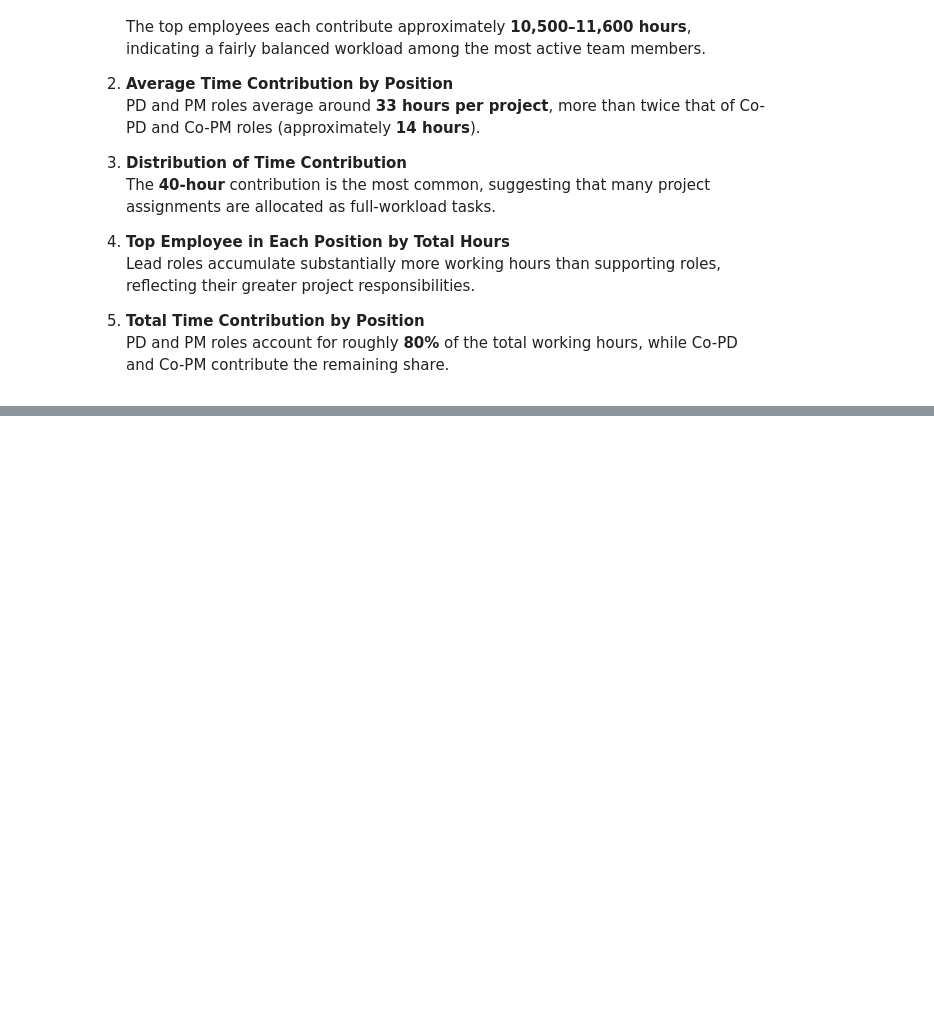
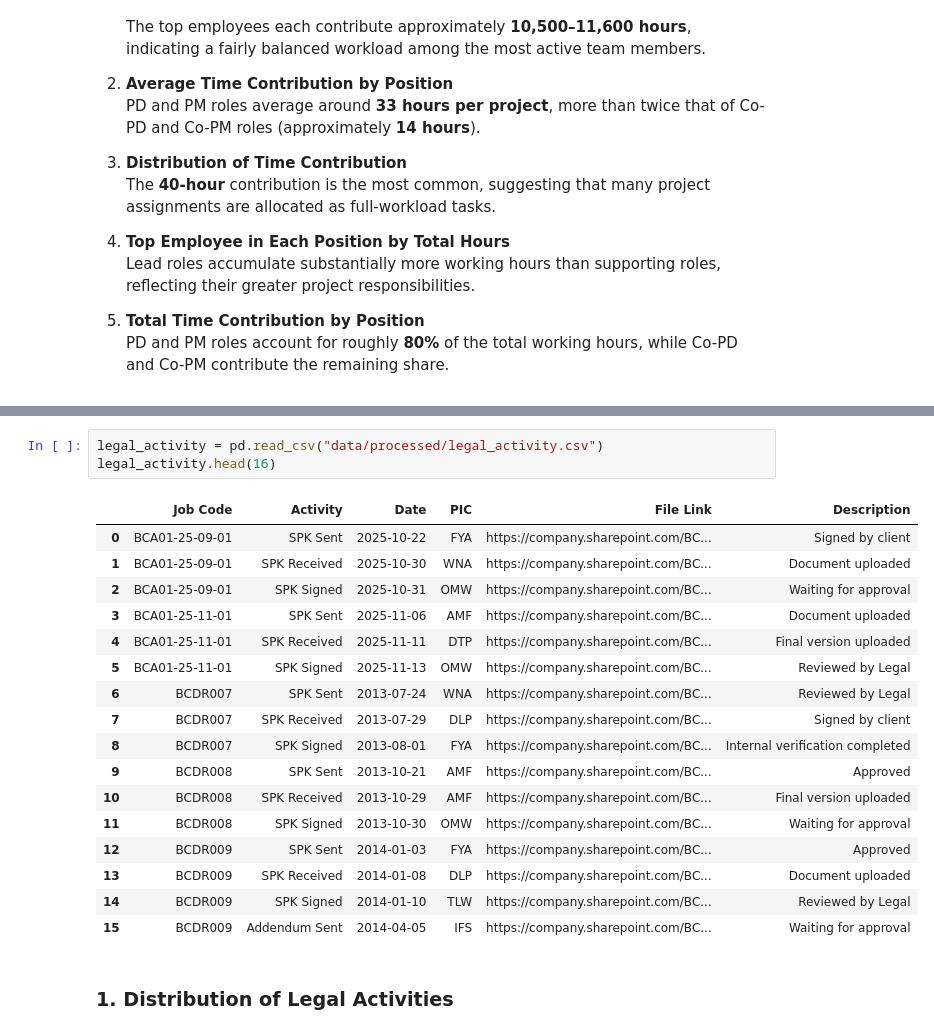
Before and after one commit to achattra/intern-vp-2026, a Jupyter notebook: Analysis.ipynb, the cells around one changed output, grey strips where cells are left out. Cells and saved outputs as stored; diff of their text form; blank space fills up the shorter version.

```diff
--- a/Analysis.ipynb
+++ b/Analysis.ipynb
@@ -522,0 +551,23 @@ This chart compares the total working hours contributed by each project position
+# %%
+legal_activity = pd.read_csv("data/processed/legal_activity.csv")
+legal_activity.head(16)
+# %% [output]
+|  | Job Code | Activity | Date | PIC | File Link | Description |
+| 0 | BCA01-25-09-01 | SPK Sent | 2025-10-22 | FYA | https://company.sharepoint.com/BC... | Signed by client |
+| 1 | BCA01-25-09-01 | SPK Received | 2025-10-30 | WNA | https://company.sharepoint.com/BC... | Document uploaded |
+| 2 | BCA01-25-09-01 | SPK Signed | 2025-10-31 | OMW | https://company.sharepoint.com/BC... | Waiting for approval |
+| 3 | BCA01-25-11-01 | SPK Sent | 2025-11-06 | AMF | https://company.sharepoint.com/BC... | Document uploaded |
+| 4 | BCA01-25-11-01 | SPK Received | 2025-11-11 | DTP | https://company.sharepoint.com/BC... | Final version uploaded |
+| 5 | BCA01-25-11-01 | SPK Signed | 2025-11-13 | OMW | https://company.sharepoint.com/BC... | Reviewed by Legal |
+| 6 | BCDR007 | SPK Sent | 2013-07-24 | WNA | https://company.sharepoint.com/BC... | Reviewed by Legal |
+| 7 | BCDR007 | SPK Received | 2013-07-29 | DLP | https://company.sharepoint.com/BC... | Signed by client |
+| 8 | BCDR007 | SPK Signed | 2013-08-01 | FYA | https://company.sharepoint.com/BC... | Internal verification completed |
+| 9 | BCDR008 | SPK Sent | 2013-10-21 | AMF | https://company.sharepoint.com/BC... | Approved |
+| 10 | BCDR008 | SPK Received | 2013-10-29 | AMF | https://company.sharepoint.com/BC... | Final version uploaded |
+| 11 | BCDR008 | SPK Signed | 2013-10-30 | OMW | https://company.sharepoint.com/BC... | Waiting for approval |
+| 12 | BCDR009 | SPK Sent | 2014-01-03 | FYA | https://company.sharepoint.com/BC... | Approved |
+| 13 | BCDR009 | SPK Received | 2014-01-08 | DLP | https://company.sharepoint.com/BC... | Document uploaded |
+| 14 | BCDR009 | SPK Signed | 2014-01-10 | TLW | https://company.sharepoint.com/BC... | Reviewed by Legal |
+| 15 | BCDR009 | Addendum Sent | 2014-04-05 | IFS | https://company.sharepoint.com/BC... | Waiting for approval |
+# %% [markdown]
+### 1. Distribution of Legal Activities
```
Also changed, not shown: parts of 4 cells of this notebook.
